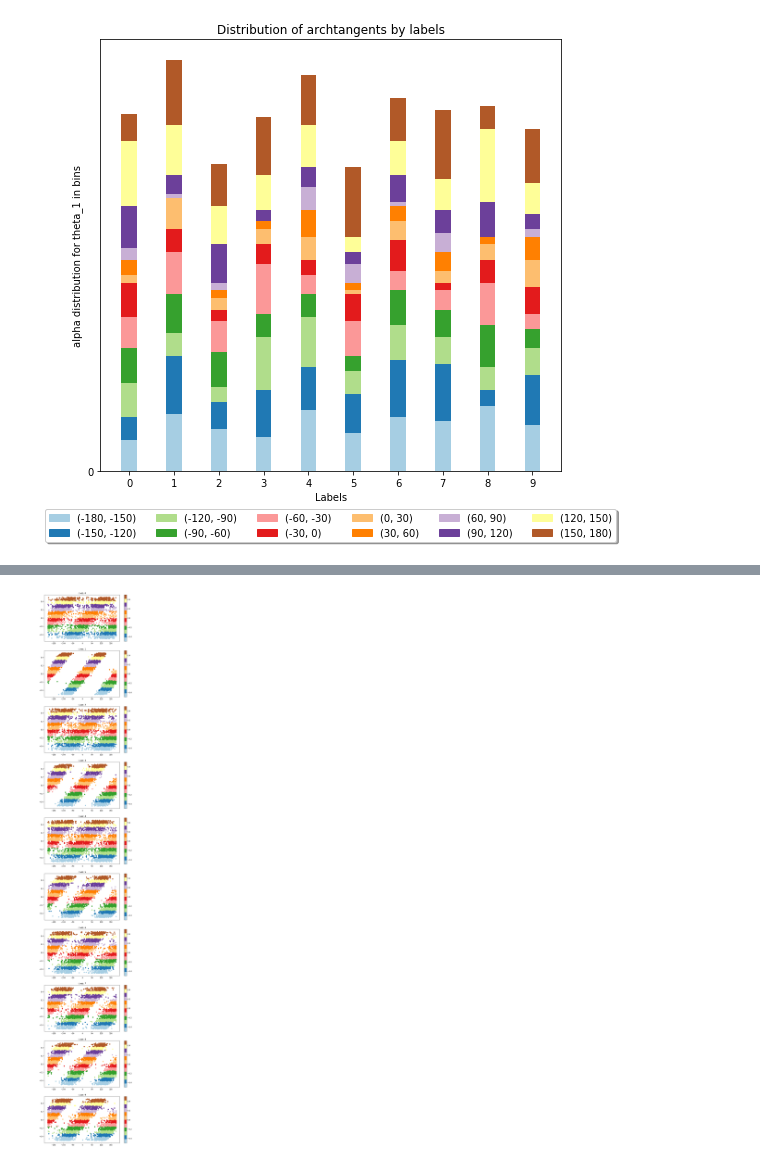
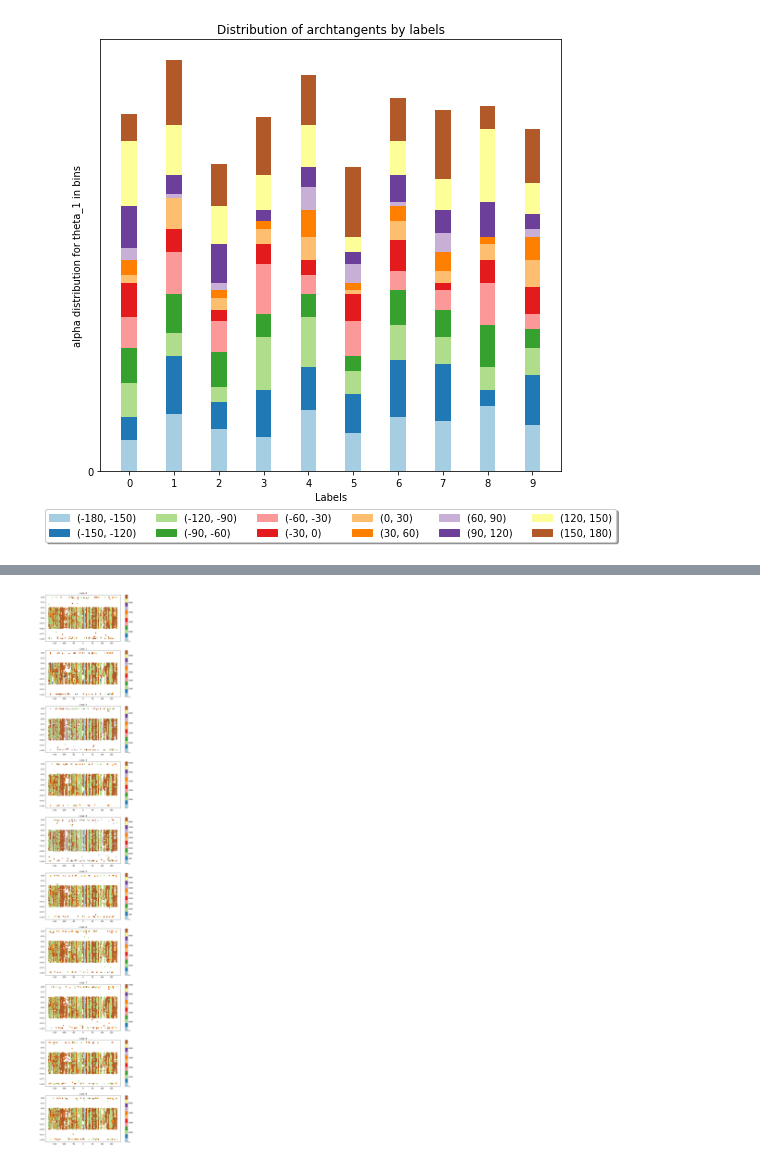
Before and after one commit to matthiasbrix/vae-models, a Jupyter notebook: src/3_tdcvae.ipynb, the cells around one changed output, grey strips where cells are left out. Saved outputs shown, nothing was run; the diff lists cells and outputs as text; code cells hidden in the pictures.

```diff
--- a/src/3_tdcvae.ipynb
+++ b/src/3_tdcvae.ipynb
@@ -365,20 +264,4 @@ plt.show()
-# %%
-paired_cmap = plt.cm.get_cmap("Paired", 12)
-rvb = mcolors.LinearSegmentedColormap.from_list("", paired_cmap.colors)
-alpha_ranges = alpha_ranges[:-1]
-norm = (alpha_ranges - np.min(alpha_ranges))/np.ptp(alpha_ranges)
-fig, axes = plt.subplots(nrows=solver.data_loader.n_classes, figsize=(10,60))
-for ax, label in zip(axes.flat, range(solver.data_loader.n_classes)):
-    indices = np.where(classes == label)[0]
-    ax.set_title("class: {}".format(label))
-    counts = np.zeros(len(alpha_bins))
-    alphas_indices = alphas[indices]
-    for alpha in alphas:
-        for bin_idx, (x, y) in enumerate(alpha_bins):
-            if alpha >= x and alpha < y:
-                counts[bin_idx] += 1
-    scatter = ax.scatter(thetas[indices], alphas_indices, c=alphas_indices, cmap=plt.cm.get_cmap("Paired", 12))
-    fig.colorbar(scatter, ax=ax)
-plt.show()
-# %% [output]
-[figure, removed]
+# %%
+plot_prepro_alpha_params_distribution(solver)
+# %% [output]
+[figure, added]
```
Also changed, not shown: parts of 8 cells of this notebook, 1 other file.
